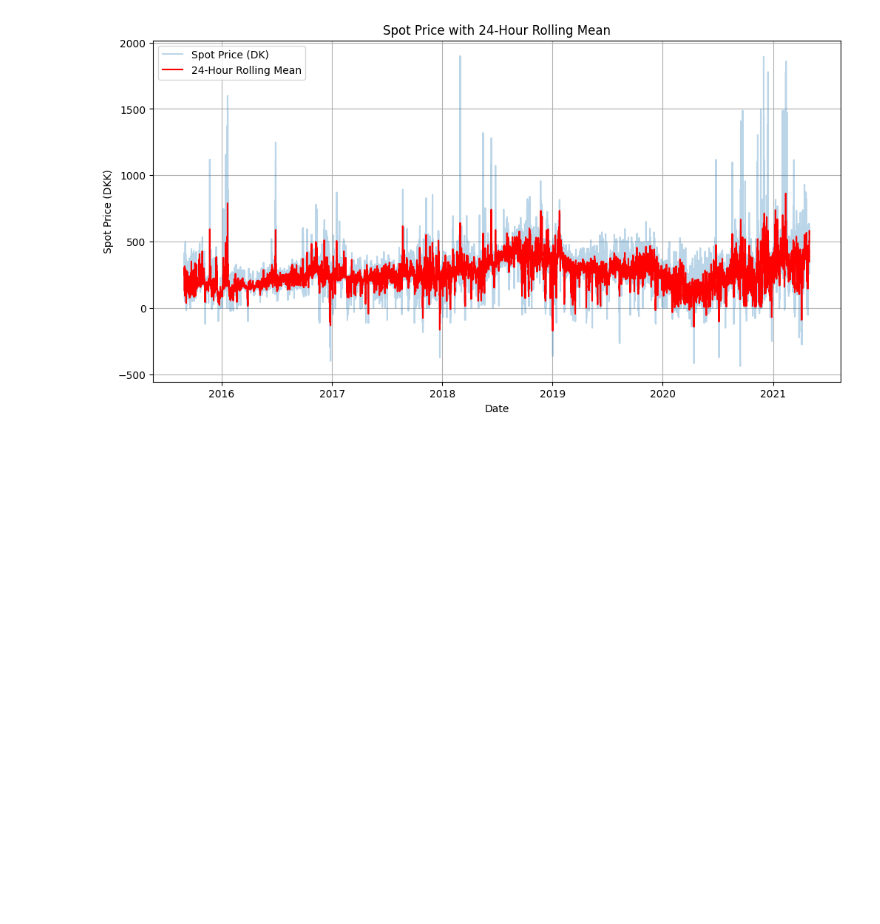
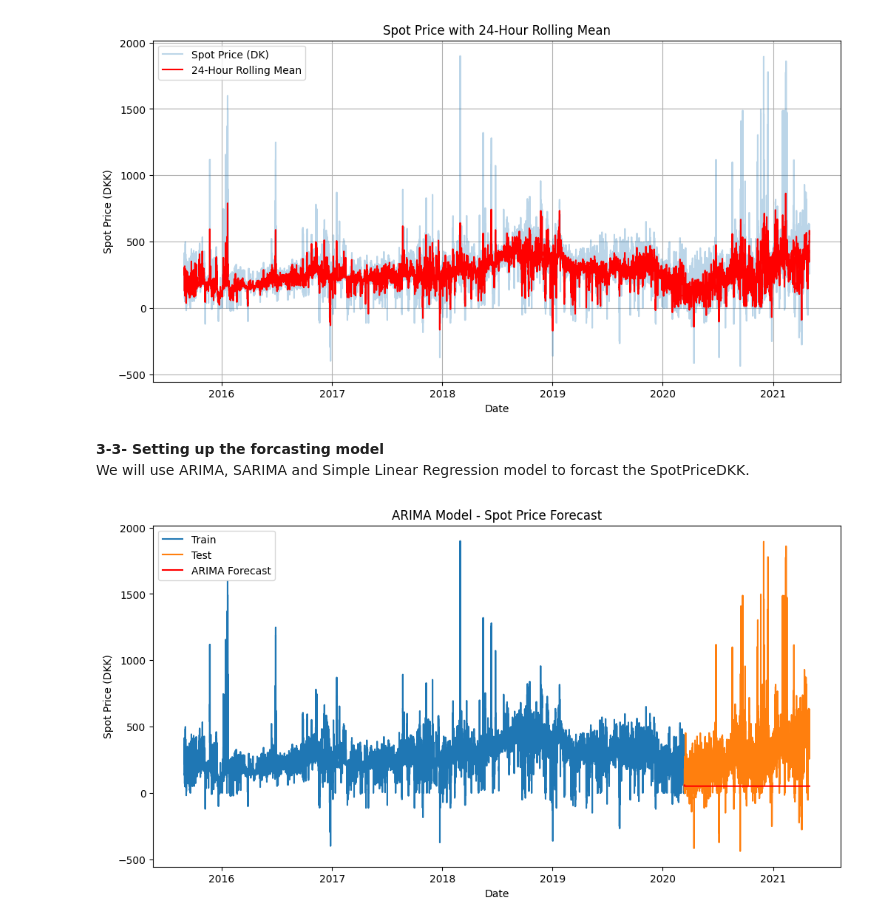
Before and after one commit to mralisoltani/NPEMF, a Jupyter notebook: MLOPs.ipynb, the cells around one changed output. Saved outputs shown, nothing was run; the diff lists cells and outputs as text; code cells hidden in the pictures; blank space fills up the shorter version.

```diff
--- a/MLOPs.ipynb
+++ b/MLOPs.ipynb
@@ -461,3 +467,45 @@ plt.grid()
 plt.show()
 # %% [output]
 [figure]
+# %% [markdown]
+**3-3- Setting up the forcasting model**<br>
+We will use ARIMA, SARIMA and Simple Linear Regression model to forcast the SpotPriceDKK.
+# %%
+import pandas as pd
+from statsmodels.tsa.arima.model import ARIMA
+
+
+# Convert to datetime and set index
+# raw_data_1['HourDK'] = pd.to_datetime(raw_data_1['HourDK'])
+# raw_data_1.set_index('HourDK', inplace=True)
+
+# Sort the data by time to ensure proper order
+raw_data_1 = raw_data_1.sort_index()
+
+# Define the training and testing period
+train_size = int(len(raw_data_1) * 0.8)
+train, test = raw_data_1['SpotPriceDKK'][:train_size], raw_data_1['SpotPriceDKK'][train_size:]
+
+
+
+# Fit ARIMA model
+arima_order = (5, 1, 0)  # You may need to tune the parameters (p, d, q)
+arima_model = ARIMA(train, order=arima_order)
+arima_model_fit = arima_model.fit()
+
+# Forecast and evaluate
+arima_forecast = arima_model_fit.forecast(steps=len(test))
+
+
+# Plot the train, test and forcast values
+plt.figure(figsize=(12, 6))
+plt.plot(train, label='Train')
+plt.plot(test, label='Test')
+plt.plot(test.index, arima_forecast, label='ARIMA Forecast', color='red')
+plt.xlabel('Date')
+plt.ylabel('Spot Price (DKK)')
+plt.title('ARIMA Model - Spot Price Forecast')
+plt.legend()
+plt.show()
+# %% [output]
+[figure, added]
```
Also changed, not shown: parts of 8 cells of this notebook, 4 other files.
